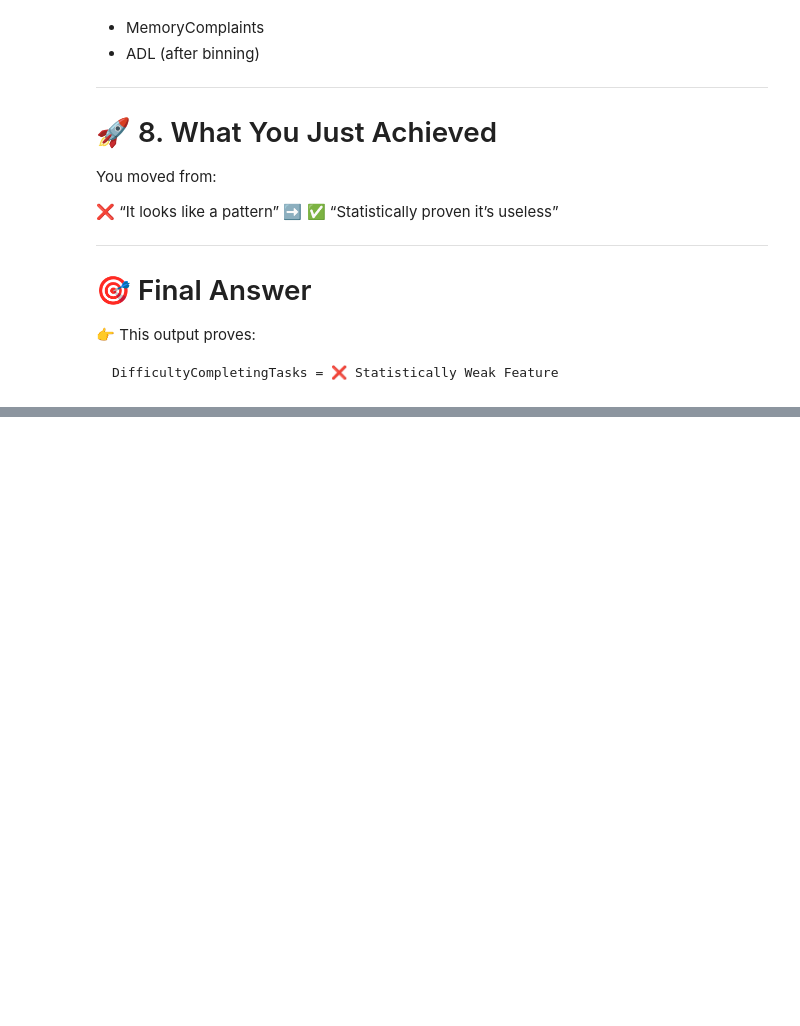
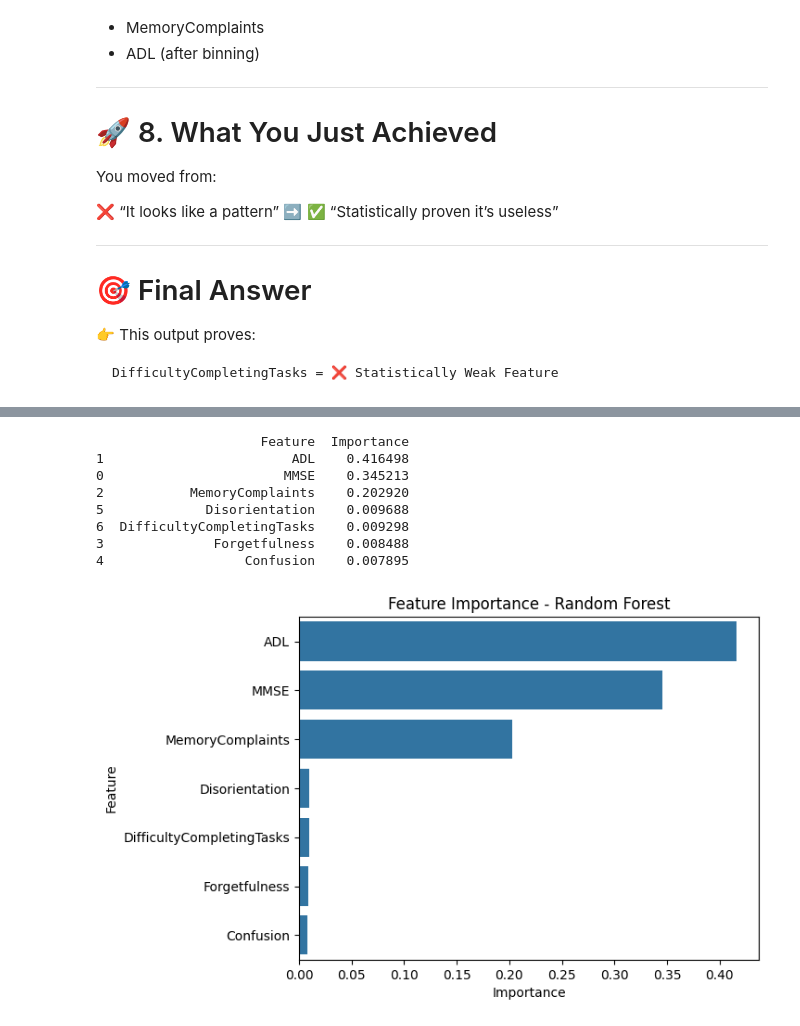
Before and after one commit to TechJas/Alzhemeir-Disease-Analysis, a Jupyter notebook: ALZHEMEIR.ipynb, the cells around one changed output, grey strips where cells are left out. Cells and saved outputs as stored; diff of their text form; code cells hidden in the pictures; blank space fills up the shorter version.

```diff
--- a/ALZHEMEIR.ipynb
+++ b/ALZHEMEIR.ipynb
@@ -1644,0 +1661,3 @@ DifficultyCompletingTasks = ❌ Statistically Weak Feature
+# %%
+df['HighBP'] = ((df['SystolicBP'] > 140) | (df['DiastolicBP'] > 90)).astype(int)
+df.groupby("HighBP")['Diagnosis'].mean()
@@ -1644,0 +1747,5 @@ DifficultyCompletingTasks = ❌ Statistically Weak Feature
+# %%
+log_model = LogisticRegression(class_weight = "balanced")
+log_model.fit(X_train,y_train)
+
+y_pred_log = log_model.predict(X_test_scaled)
@@ -1644,0 +1856,27 @@ DifficultyCompletingTasks = ❌ Statistically Weak Feature
+# %%
+importances = rf_model.feature_importances_
+
+feature_importance_df = pd.DataFrame({
+    'Feature': features,
+    'Importance': importances
+}).sort_values(by='Importance', ascending=False)
+
+print(feature_importance_df)
+
+sns.barplot(
+    x='Importance',
+    y='Feature',
+    data=feature_importance_df
+)
+plt.title("Feature Importance - Random Forest")
+plt.show()
+# %% [output]
+                     Feature  Importance
+1                        ADL    0.416498
+0                       MMSE    0.345213
+2           MemoryComplaints    0.202920
+5             Disorientation    0.009688
+6  DifficultyCompletingTasks    0.009298
+3              Forgetfulness    0.008488
+4                  Confusion    0.007895
+[figure, added]
```
Also changed, not shown: parts of 25 cells of this notebook.
